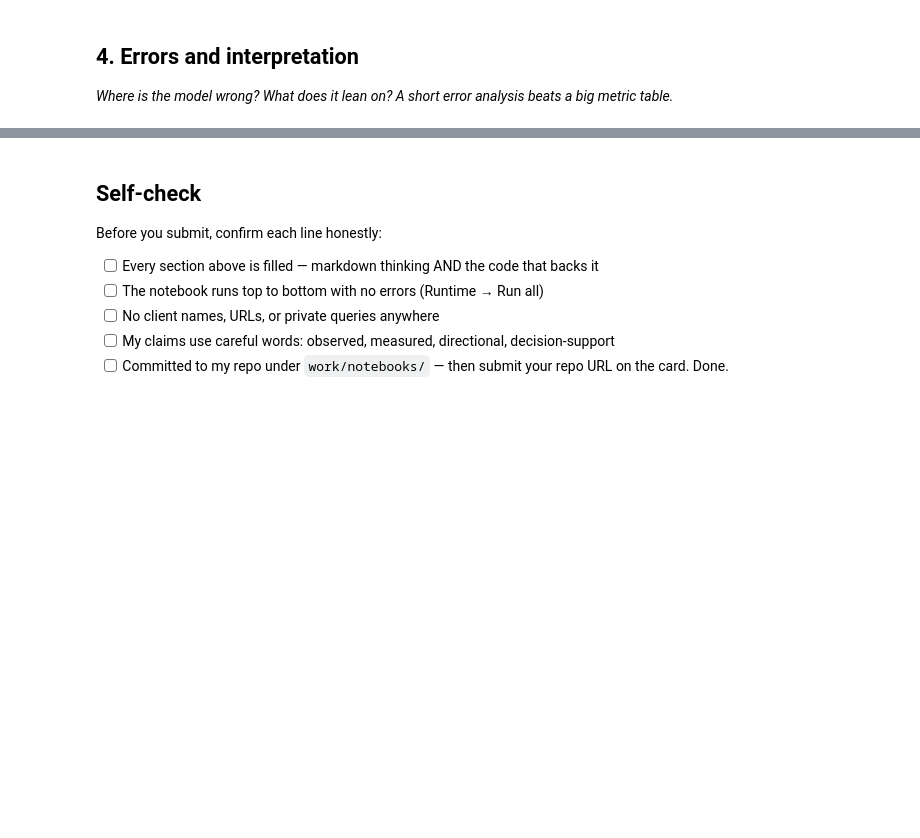
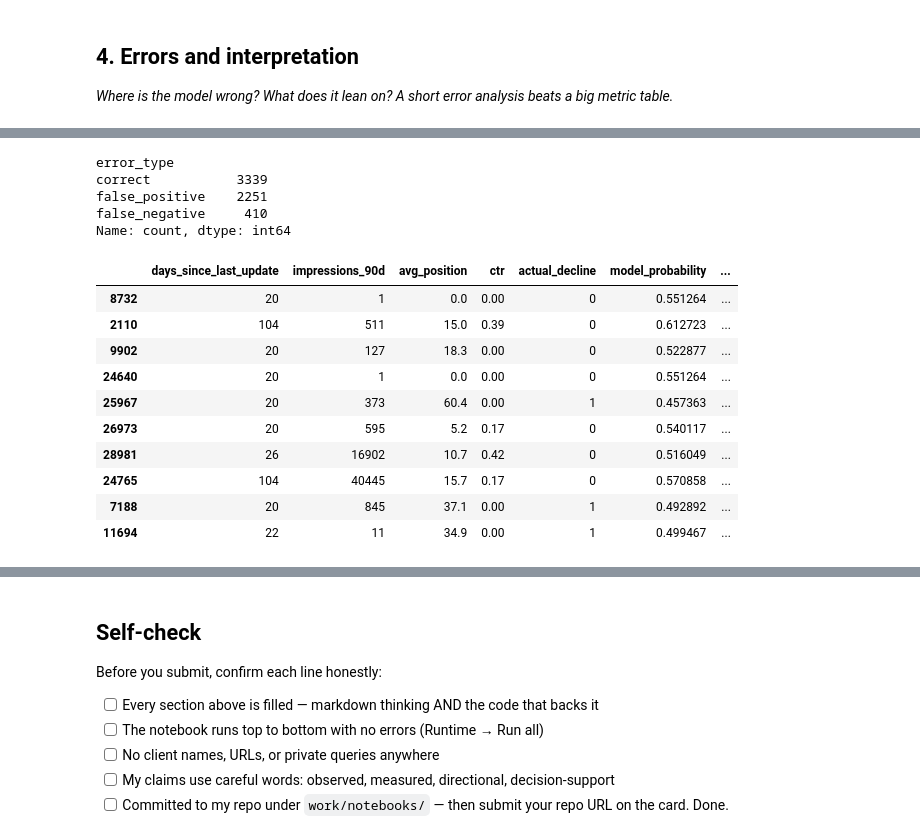
Before and after one commit to Asiya-Akhtar/flyrank-ml, a Jupyter notebook: work/notebooks/w05_model.ipynb, the cells around one changed output, grey strips where cells are left out. Cells and saved outputs as stored; diff of their text form; code cells hidden in the pictures; blank space fills up the shorter version.

```diff
--- a/work/notebooks/w05_model.ipynb
+++ b/work/notebooks/w05_model.ipynb
@@ -29,0 +237,18 @@ This skeleton is yours to fill. Work the sections **in order** — each one has
+# %%
+# Train Logistic Regression
+
+model = Pipeline([
+    ("scale", StandardScaler()),
+    ("logistic", LogisticRegression(
+        max_iter=1000,
+        random_state=42
+    ))
+])
+
+model.fit(X_train, y_train)
+
+# Probability of observed decline
+model_probability = model.predict_proba(X_test)[:, 1]
+
+print("Model trained successfully.")
+print("Predictions generated:", len(model_probability))
@@ -36,0 +362,50 @@ This skeleton is yours to fill. Work the sections **in order** — each one has
+# %%
+# Build an error-analysis table
+
+error_df = X_test.copy()
+
+error_df["actual_decline"] = y_test.values
+error_df["model_probability"] = model_probability
+error_df["model_prediction"] = (
+    model_probability >= 0.5
+).astype(int)
+
+error_df["error_type"] = np.select(
+    [
+        (error_df["actual_decline"] == 1) &
+        (error_df["model_prediction"] == 0),
+
+        (error_df["actual_decline"] == 0) &
+        (error_df["model_prediction"] == 1)
+    ],
+    [
+        "false_negative",
+        "false_positive"
+    ],
+    default="correct"
+)
+
+print(error_df["error_type"].value_counts())
+
+display(
+    error_df[
+        error_df["error_type"] != "correct"
+    ].head(10)
+)
+# %% [output]
+error_type
+correct           3339
+false_positive    2251
+false_negative     410
+Name: count, dtype: int64
+|  | days_since_last_update | impressions_90d | avg_position | ctr | actual_decline | model_probability | ... |
+| 8732 | 20 | 1 | 0.0 | 0.00 | 0 | 0.551264 | ... |
+| 2110 | 104 | 511 | 15.0 | 0.39 | 0 | 0.612723 | ... |
+| 9902 | 20 | 127 | 18.3 | 0.00 | 0 | 0.522877 | ... |
+| 24640 | 20 | 1 | 0.0 | 0.00 | 0 | 0.551264 | ... |
+| 25967 | 20 | 373 | 60.4 | 0.00 | 1 | 0.457363 | ... |
+| 26973 | 20 | 595 | 5.2 | 0.17 | 0 | 0.540117 | ... |
+| 28981 | 26 | 16902 | 10.7 | 0.42 | 0 | 0.516049 | ... |
+| 24765 | 104 | 40445 | 15.7 | 0.17 | 0 | 0.570858 | ... |
+| 7188 | 20 | 845 | 37.1 | 0.00 | 1 | 0.492892 | ... |
+| 11694 | 22 | 11 | 34.9 | 0.00 | 1 | 0.499467 | ... |
```
Also changed, not shown: parts of 21 cells of this notebook.
